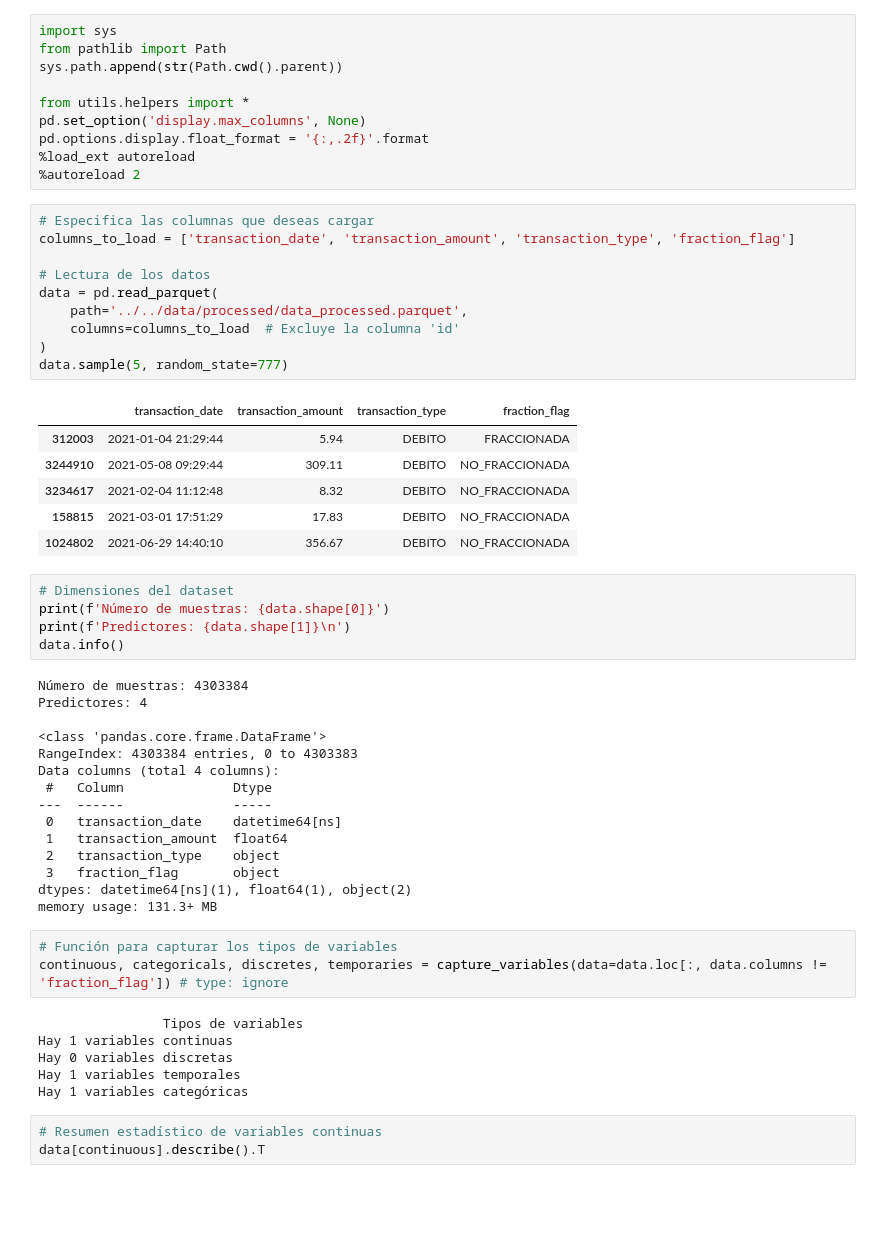
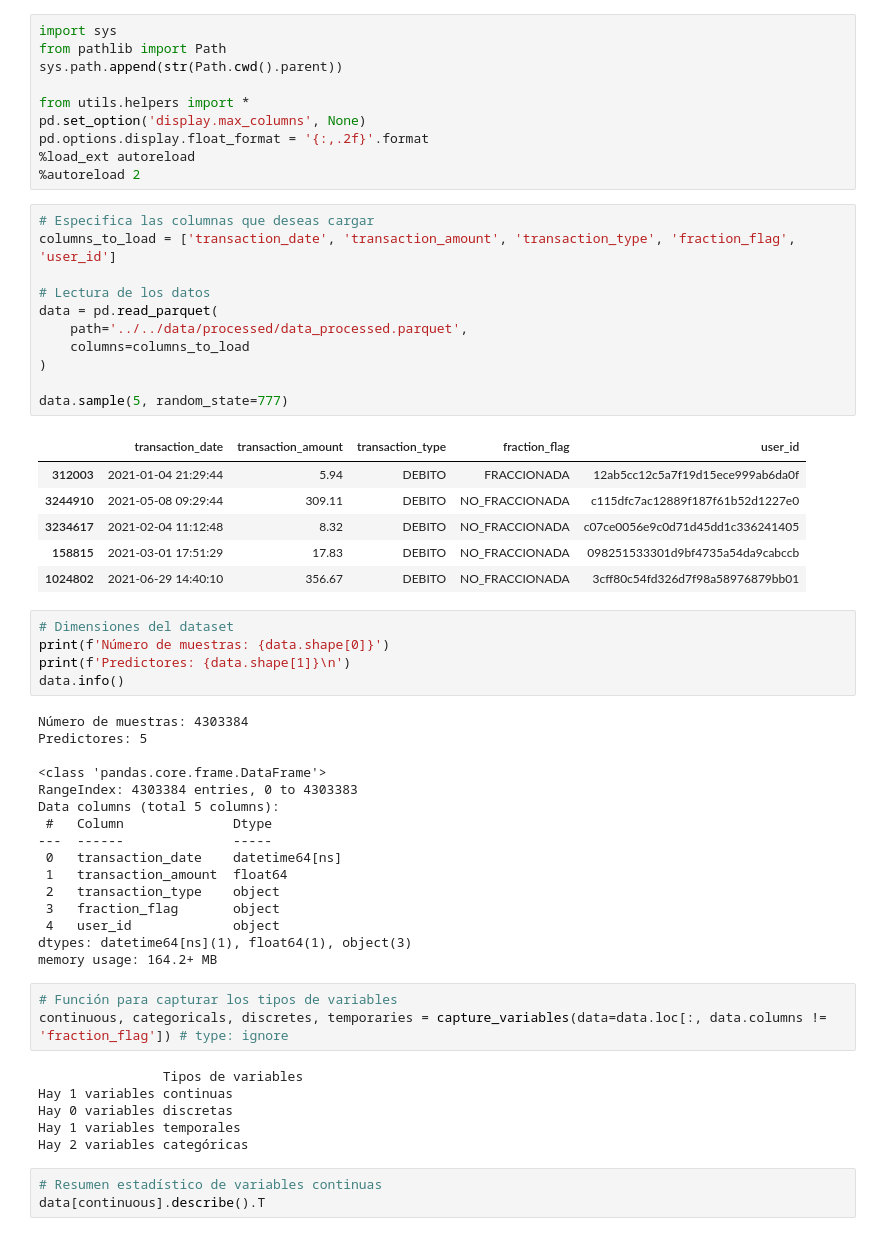
Before and after one commit to jorge-robledo11/Transacciones-Nequi, a Jupyter notebook: src/notebooks/03_eda.ipynb, the cells around one changed output. Drawn from its saved outputs; the diff is of its cells as text; blank space fills up the shorter version.

```diff
--- a/src/notebooks/03_eda.ipynb
+++ b/src/notebooks/03_eda.ipynb
@@ -10,21 +10,22 @@ pd.options.display.float_format = '{:,.2f}'.format
 %autoreload 2
 # %%
 # Especifica las columnas que deseas cargar
-columns_to_load = ['transaction_date', 'transaction_amount', 'transaction_type', 'fraction_flag']
+columns_to_load = ['transaction_date', 'transaction_amount', 'transaction_type', 'fraction_flag', 'user_id']
 
 # Lectura de los datos
 data = pd.read_parquet(
     path='../../data/processed/data_processed.parquet',
-    columns=columns_to_load  # Excluye la columna 'id'
+    columns=columns_to_load
 )
+
 data.sample(5, random_state=777)
 # %% [output]
-|  | transaction_date | transaction_amount | transaction_type | fraction_flag |
-| 312003 | 2021-01-04 21:29:44 | 5.94 | DEBITO | FRACCIONADA |
-| 3244910 | 2021-05-08 09:29:44 | 309.11 | DEBITO | NO_FRACCIONADA |
-| 3234617 | 2021-02-04 11:12:48 | 8.32 | DEBITO | NO_FRACCIONADA |
-| 158815 | 2021-03-01 17:51:29 | 17.83 | DEBITO | NO_FRACCIONADA |
-| 1024802 | 2021-06-29 14:40:10 | 356.67 | DEBITO | NO_FRACCIONADA |
+|  | transaction_date | transaction_amount | transaction_type | fraction_flag | user_id |
+| 312003 | 2021-01-04 21:29:44 | 5.94 | DEBITO | FRACCIONADA | 12ab5cc12c5a7f19d15ece999ab6da0f |
+| 3244910 | 2021-05-08 09:29:44 | 309.11 | DEBITO | NO_FRACCIONADA | c115dfc7ac12889f187f61b52d1227e0 |
+| 3234617 | 2021-02-04 11:12:48 | 8.32 | DEBITO | NO_FRACCIONADA | c07ce0056e9c0d71d45dd1c336241405 |
+| 158815 | 2021-03-01 17:51:29 | 17.83 | DEBITO | NO_FRACCIONADA | 098251533301d9bf4735a54da9cabccb |
+| 1024802 | 2021-06-29 14:40:10 | 356.67 | DEBITO | NO_FRACCIONADA | 3cff80c54fd326d7f98a58976879bb01 |
 # %%
 # Dimensiones del dataset
 print(f'Número de muestras: {data.shape[0]}')
@@ -32,19 +33,20 @@ print(f'Predictores: {data.shape[1]}\n')
 data.info()
 # %% [output]
 Número de muestras: 4303384
-Predictores: 4
+Predictores: 5
 
 <class 'pandas.core.frame.DataFrame'>
 RangeIndex: 4303384 entries, 0 to 4303383
-Data columns (total 4 columns):
+Data columns (total 5 columns):
  #   Column              Dtype
 ---  ------              -----
  0   transaction_date    datetime64[ns]
  1   transaction_amount  float64
  2   transaction_type    object
  3   fraction_flag       object
-dtypes: datetime64[ns](1), float64(1), object(2)
-memory usage: 131.3+ MB
+ 4   user_id             object
+dtypes: datetime64[ns](1), float64(1), object(3)
+memory usage: 164.2+ MB
 # %%
 # Función para capturar los tipos de variables
 continuous, categoricals, discretes, temporaries = capture_variables(data=data.loc[:, data.columns != 'fraction_flag']) # type: ignore
@@ -53,7 +55,7 @@ continuous, categoricals, discretes, temporaries = capture_variables(data=data.l
 Hay 1 variables continuas
 Hay 0 variables discretas
 Hay 1 variables temporales
-Hay 1 variables categóricas
+Hay 2 variables categóricas
 # %%
 # Resumen estadístico de variables continuas
 data[continuous].describe().T
```
Also changed, not shown: parts of 4 cells of this notebook, 4 other files.
